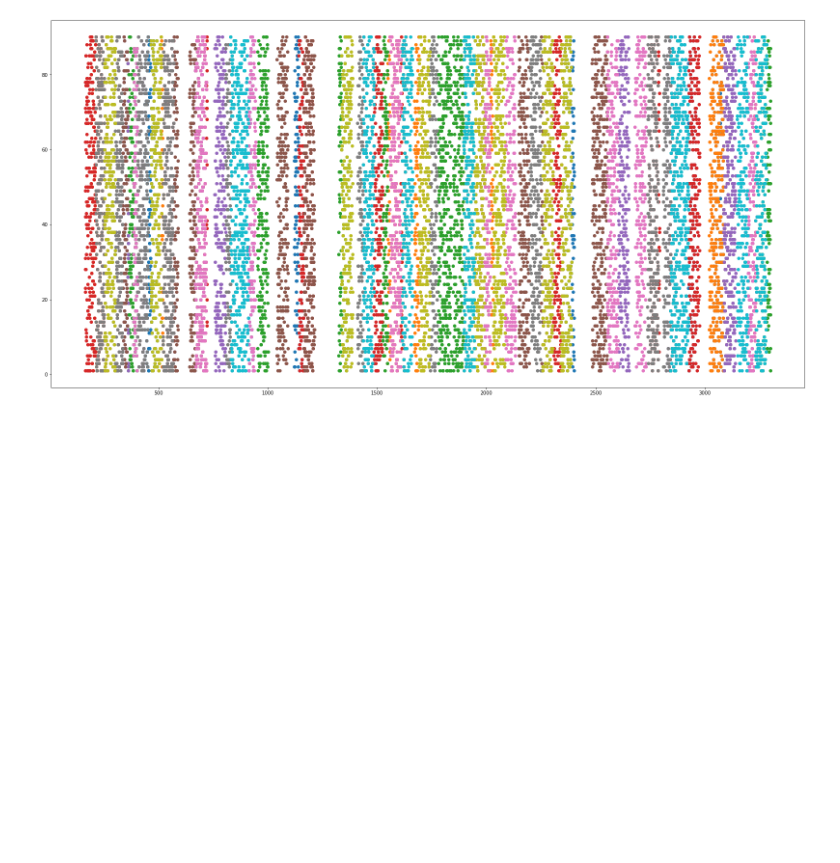
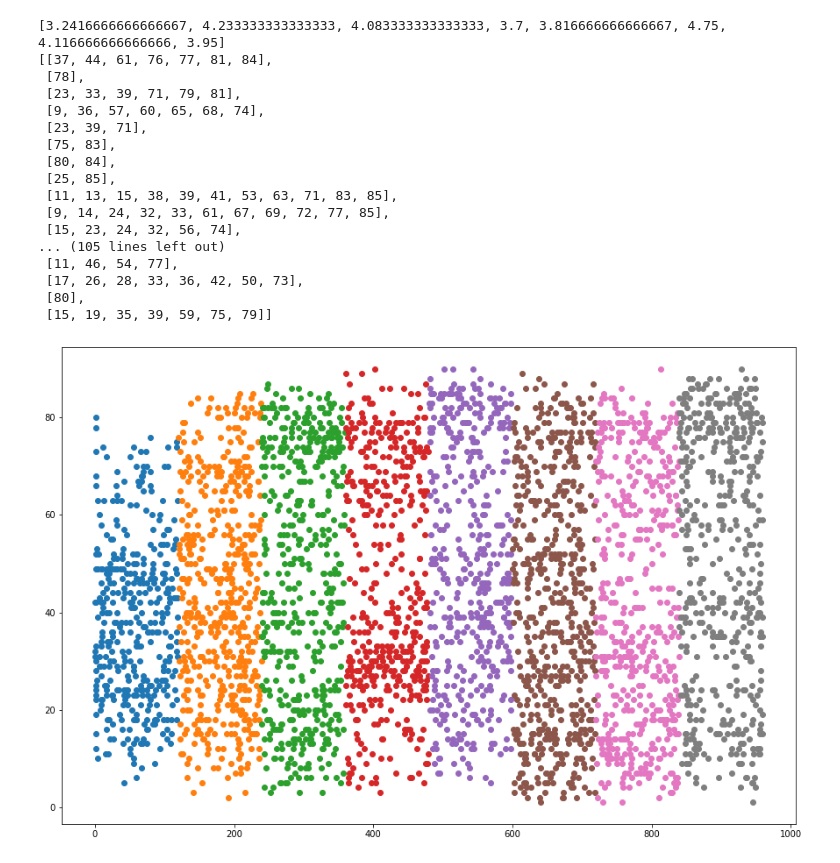
Before and after one commit to petii/ppylttry, a Jupyter notebook: learnstormy.ipynb, the cells around one changed output. Drawn from its saved outputs; the diff is of its cells as text; code cells hidden in the pictures; blank space fills up the shorter version.

```diff
--- a/learnstormy.ipynb
+++ b/learnstormy.ipynb
@@ -37,5 +44,20 @@ class LotteryNumbers(Dataset):
             result[row[0]-idx][row[1]] = 1
         return (idx,result)
 
-def parseTensor(t):
+def parse_tensor(t):
     return list(numpy.where(t == 1)[0] + 1)
+# %%
+latent_dimensions = 90
+
+gen_feature_map_size = 64
+disc_feature_map_size = 64
+
+epoch_count = 5
+
+learning_rate = 0.0002
+beta1 = 0.5
+
+# batch_size = 1
+workers = 4
+
+data_slice_lenght = 120
@@ -42,30 +302,49 @@ def parseTensor(t):
 # %%
-import torch
-from torch.utils.data import DataLoader
-
-batch_size = 10
-workers = 2
-
-data_slice_lenght = 50
-
-indexes = []
-dataset = LotteryNumbers(numbers, data_slice_lenght)
-dataloader = DataLoader(dataset, batch_size=batch_size, shuffle=True, num_workers=1)
-device = torch.device('cpu')
-
-for i in range(10):
-    test_batch_idxs, test_batch = next(iter(dataloader))
-
+# test_batch_idxs, test_batch = next(iter(dataloader))
+def plot_batch(test_batch_idxs, test_batch, parser=parse_tensor):
     from matplotlib import pyplot
     xx,yy = ([],[])
     for idx, batch in zip(test_batch_idxs, test_batch):
-        batch = [(int(idx)+subidx, parseTensor(mx)) for subidx, mx in zip(range(len(batch)), batch)]
+        batch = [(int(idx)+subidx, parser(mx)) for subidx, mx in zip(range(len(batch)), batch)]
         batch = [(id,n) for id, ns in batch for n in ns]
         xxx,yyy = zip(*batch)
         xx.append(xxx)
         yy.append(yyy)
+    pyplot.rcParams['figure.figsize'] = (15,10)
+    pyplot.scatter(xx,yy)
 
-    pyplot.rcParams['figure.figsize'] = (28,14)
-    pyplot.scatter(xx,yy)
+avgs = []
+
+for fakeId, batch in zip(range(len(they_grow_up_so_fast)),they_grow_up_so_fast):
+    limiter = lambda l: lambda t: list(numpy.where(abs(t) > l)[0] + 1)
+    limiter = limiter(0.8)
+    norm_batch = [abs(nvec)/max(abs(nvec)) for nvec in batch[0]]
+    nums_batch = [limiter(n) for n in norm_batch]
+    num_of = [len(n) for n in nums_batch]
+    avgs.append(sum(num_of)/len(num_of))
+    # for n in norm_batch:
+    #     print(len(limiter(n)))
+    # break
+    plot_batch([fakeId*len(batch[0])], [norm_batch], limiter)
+from pprint import pprint
+print(avgs)
+pprint(nums_batch)
 # %% [output]
+[3.2416666666666667, 4.233333333333333, 4.083333333333333, 3.7, 3.816666666666667, 4.75, 4.116666666666666, 3.95]
+[[37, 44, 61, 76, 77, 81, 84],
+ [78],
+ [23, 33, 39, 71, 79, 81],
+ [9, 36, 57, 60, 65, 68, 74],
+ [23, 39, 71],
+ [75, 83],
+ [80, 84],
+ [25, 85],
+ [11, 13, 15, 38, 39, 41, 53, 63, 71, 83, 85],
+ [9, 14, 24, 32, 33, 61, 67, 69, 72, 77, 85],
+ [15, 23, 24, 32, 56, 74],
+... (105 lines left out)
+ [11, 46, 54, 77],
+ [17, 26, 28, 33, 36, 42, 50, 73],
+ [80],
+ [15, 19, 35, 39, 59, 75, 79]]
-[figure, old version]
+[figure, new version]
```
Also changed, not shown: parts of 8 cells of this notebook, 1 other file.
